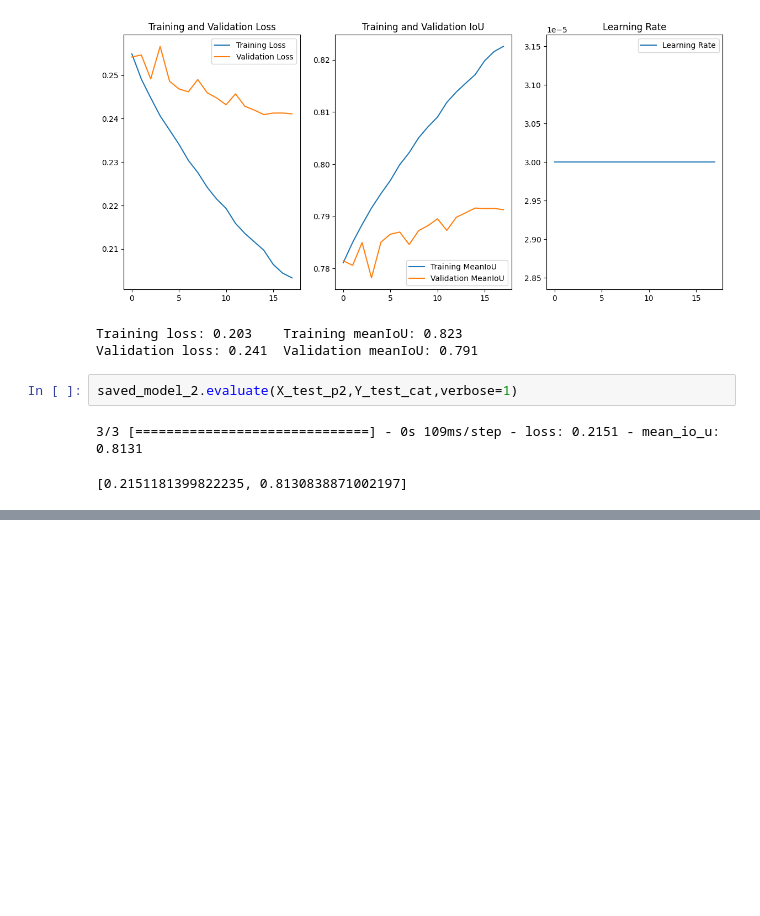
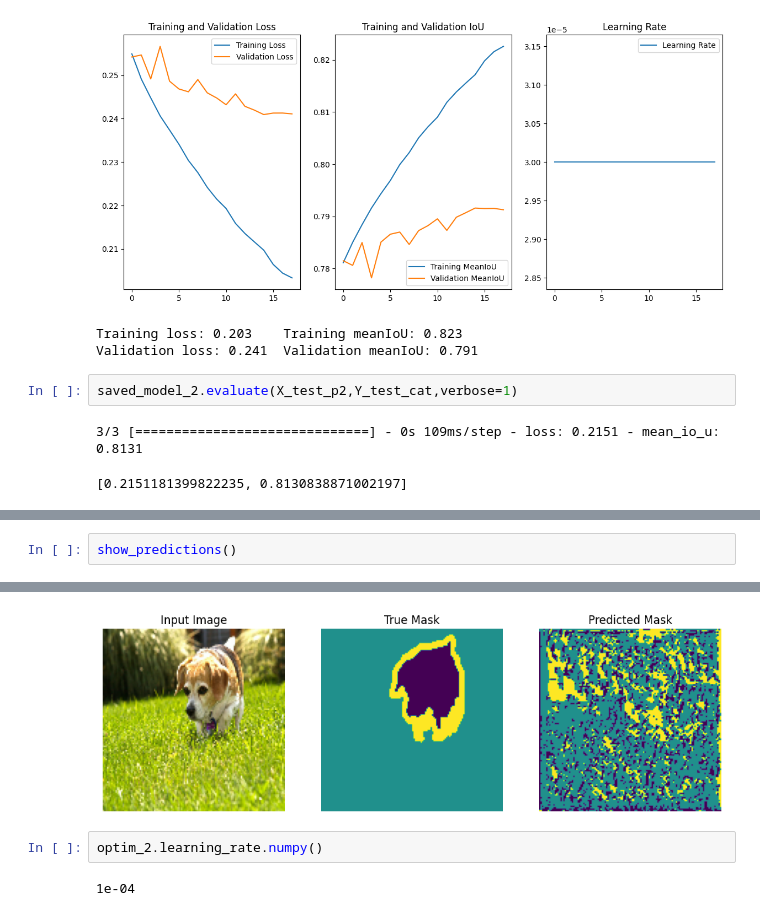
Before and after one commit to CoderAPS/neural_nets, a Jupyter notebook: image_segmentation3(20230512_v6_3).ipynb, the cells around one changed output, grey strips where cells are left out. Drawn from its saved outputs; the diff is of its cells as text; blank space fills up the shorter version.

```diff
--- a/image_segmentation3(20230512_v6_3).ipynb
+++ b/image_segmentation3(20230512_v6_3).ipynb
@@ -802,0 +847,3 @@ saved_model_2.evaluate(X_test_p2,Y_test_cat,verbose=1)
+# %%
+show_predictions()
+# %% [output]
@@ -802,0 +851,5 @@ saved_model_2.evaluate(X_test_p2,Y_test_cat,verbose=1)
+[figure, added]
+# %%
+optim_2.learning_rate.numpy()
+# %% [output]
+1e-04
```
Also changed, not shown: parts of 30 cells of this notebook.
